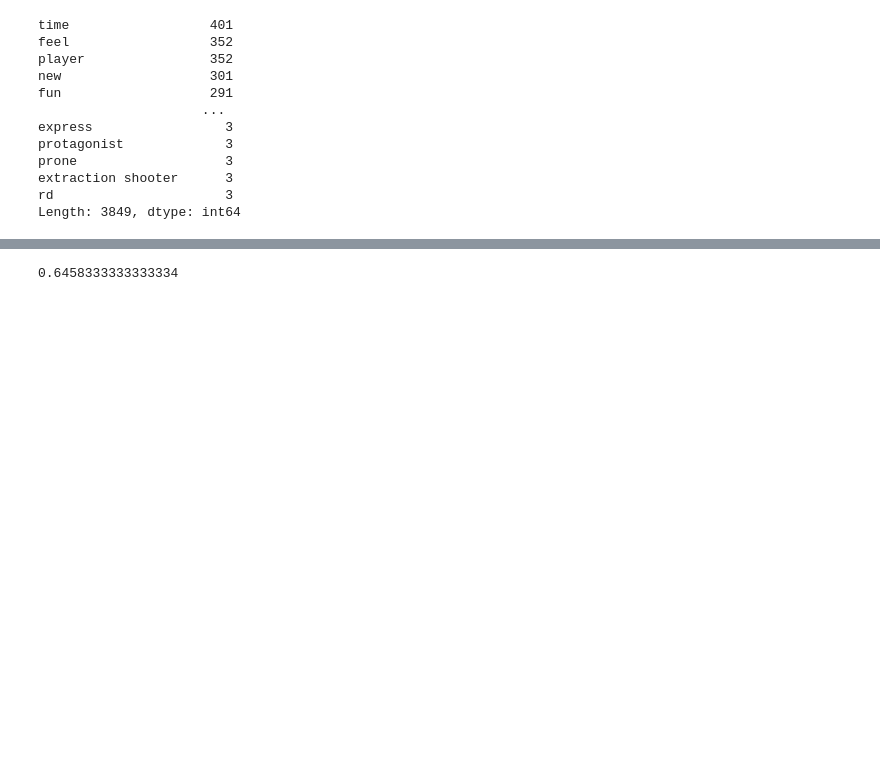
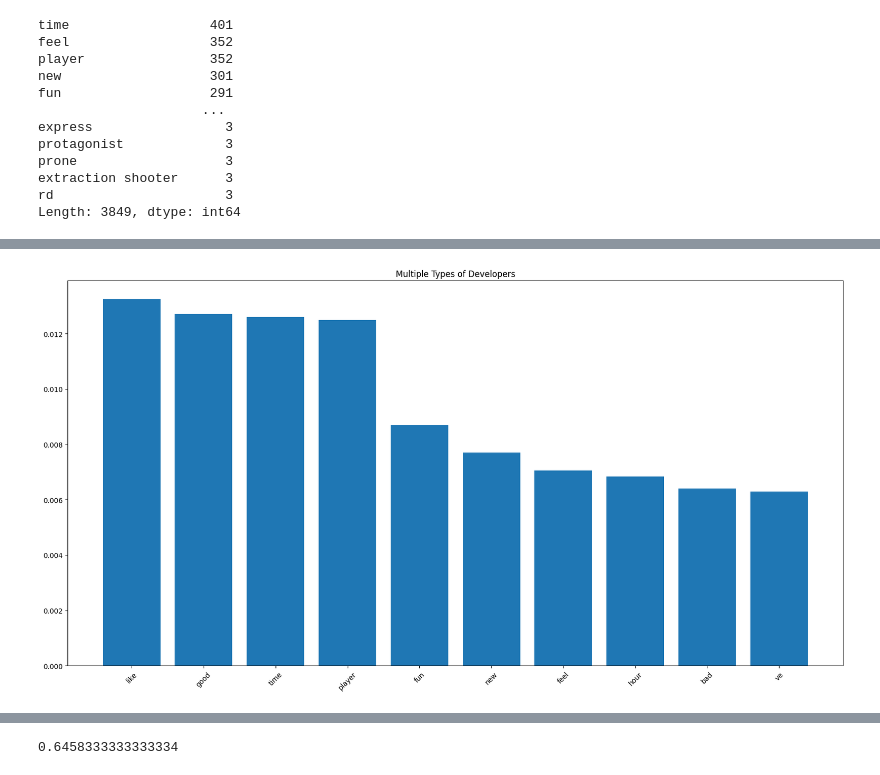
Before and after one commit to evanp28/is310-final-project, a Jupyter notebook: bag_of_words.ipynb, the cells around one changed output, grey strips where cells are left out. Cells and saved outputs as stored; diff of their text form; code cells hidden in the pictures; blank space fills up the shorter version.

```diff
--- a/bag_of_words.ipynb
+++ b/bag_of_words.ipynb
@@ -167,0 +225,7 @@ plt.show()
+# %%
+vectorizer = CountVectorizer(min_df=3, max_df=0.3, ngram_range=(1,2))
+mult_bag_of_words = vectorizer.fit_transform(reviews_mult['lemmatized_reviews'])
+mult_bow_df = pd.DataFrame(mult_bag_of_words.toarray(), columns=vectorizer.get_feature_names_out())
+mult_word_counts = mult_bow_df.sum()
+mult_word_counts = mult_word_counts.sort_values(ascending=False)
+print(mult_word_counts.head(10))
@@ -167,0 +244,11 @@ plt.show()
+# %%
+mult_word_counts = mult_word_counts / mult_word_counts.sum()
+# %%
+plot_list = mult_word_counts.head(10)
+plt.figure(figsize=(20,10))
+plt.bar(plot_list.index, plot_list.values)
+plt.xticks(rotation=45)
+plt.title("Multiple Types of Developers")
+plt.show()
+# %% [output]
+[figure, added]
```
Also changed, not shown: parts of 26 cells of this notebook.
